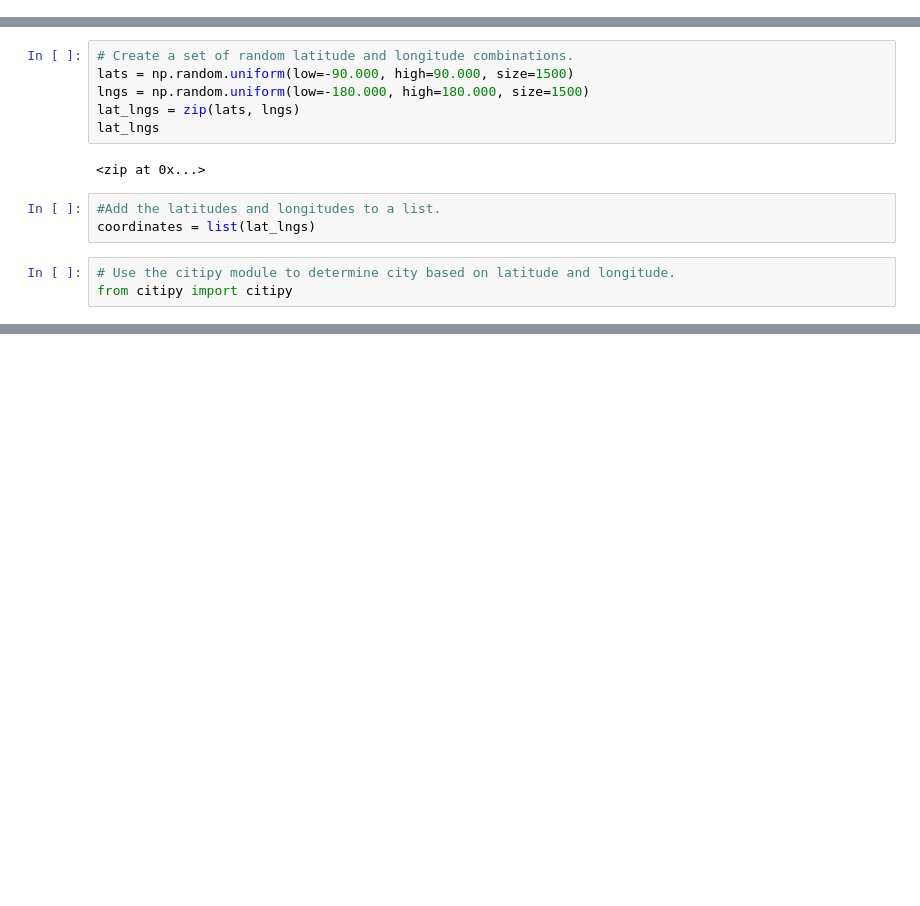
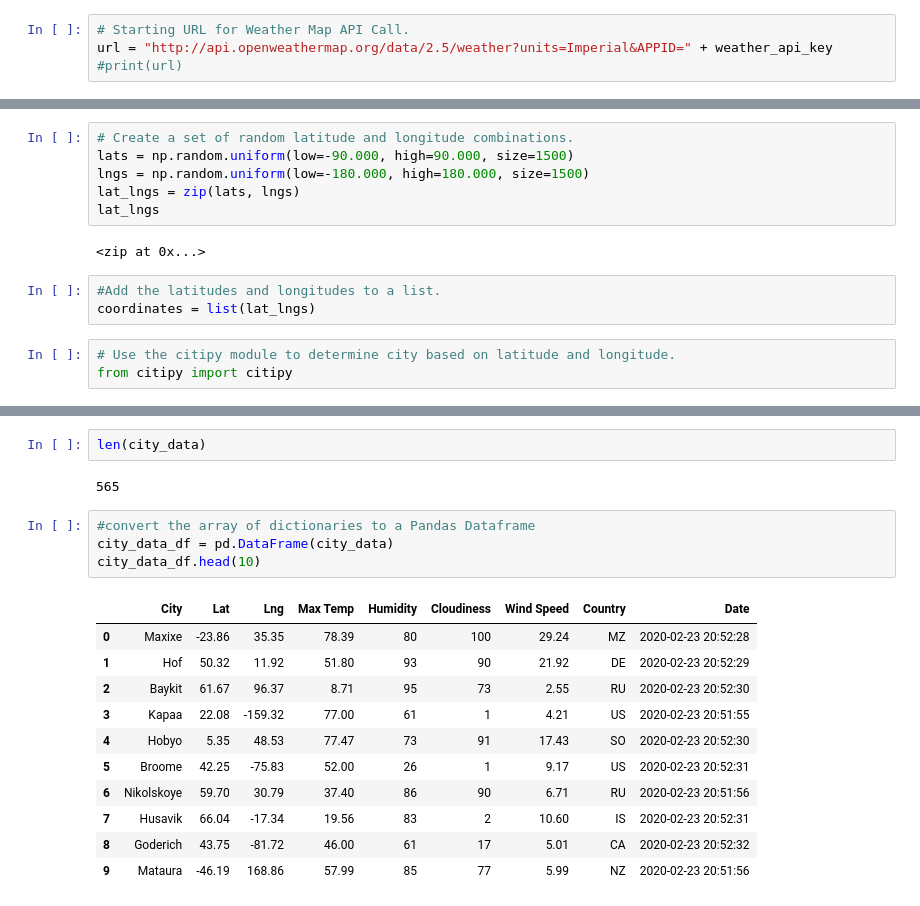
Before and after one commit to OpusRex/World_Weather_Analysis, a Jupyter notebook: WeatherPy.ipynb, the cells around one changed output, grey strips where cells are left out. Saved outputs shown, nothing was run; the diff lists cells and outputs as text; blank space fills up the shorter version.

```diff
--- a/WeatherPy.ipynb
+++ b/WeatherPy.ipynb
@@ -5,0 +15,4 @@ import numpy as np
+# %%
+# Starting URL for Weather Map API Call.
+url = "http://api.openweathermap.org/data/2.5/weather?units=Imperial&APPID=" + weather_api_key
+#print(url)
@@ -33,0 +135,20 @@ len(cities)
+# %%
+len(city_data)
+# %% [output]
+565
+# %%
+#convert the array of dictionaries to a Pandas Dataframe
+city_data_df = pd.DataFrame(city_data)
+city_data_df.head(10)
+# %% [output]
+|  | City | Lat | Lng | Max Temp | Humidity | Cloudiness | Wind Speed | Country | Date |
+| 0 | Maxixe | -23.86 | 35.35 | 78.39 | 80 | 100 | 29.24 | MZ | 2020-02-23 20:52:28 |
+| 1 | Hof | 50.32 | 11.92 | 51.80 | 93 | 90 | 21.92 | DE | 2020-02-23 20:52:29 |
+| 2 | Baykit | 61.67 | 96.37 | 8.71 | 95 | 73 | 2.55 | RU | 2020-02-23 20:52:30 |
+| 3 | Kapaa | 22.08 | -159.32 | 77.00 | 61 | 1 | 4.21 | US | 2020-02-23 20:51:55 |
+| 4 | Hobyo | 5.35 | 48.53 | 77.47 | 73 | 91 | 17.43 | SO | 2020-02-23 20:52:30 |
+| 5 | Broome | 42.25 | -75.83 | 52.00 | 26 | 1 | 9.17 | US | 2020-02-23 20:52:31 |
+| 6 | Nikolskoye | 59.70 | 30.79 | 37.40 | 86 | 90 | 6.71 | RU | 2020-02-23 20:51:56 |
+| 7 | Husavik | 66.04 | -17.34 | 19.56 | 83 | 2 | 10.60 | IS | 2020-02-23 20:52:31 |
+| 8 | Goderich | 43.75 | -81.72 | 46.00 | 61 | 17 | 5.01 | CA | 2020-02-23 20:52:32 |
+| 9 | Mataura | -46.19 | 168.86 | 57.99 | 85 | 77 | 5.99 | NZ | 2020-02-23 20:51:56 |
```
Also changed, not shown: parts of 6 cells of this notebook.
